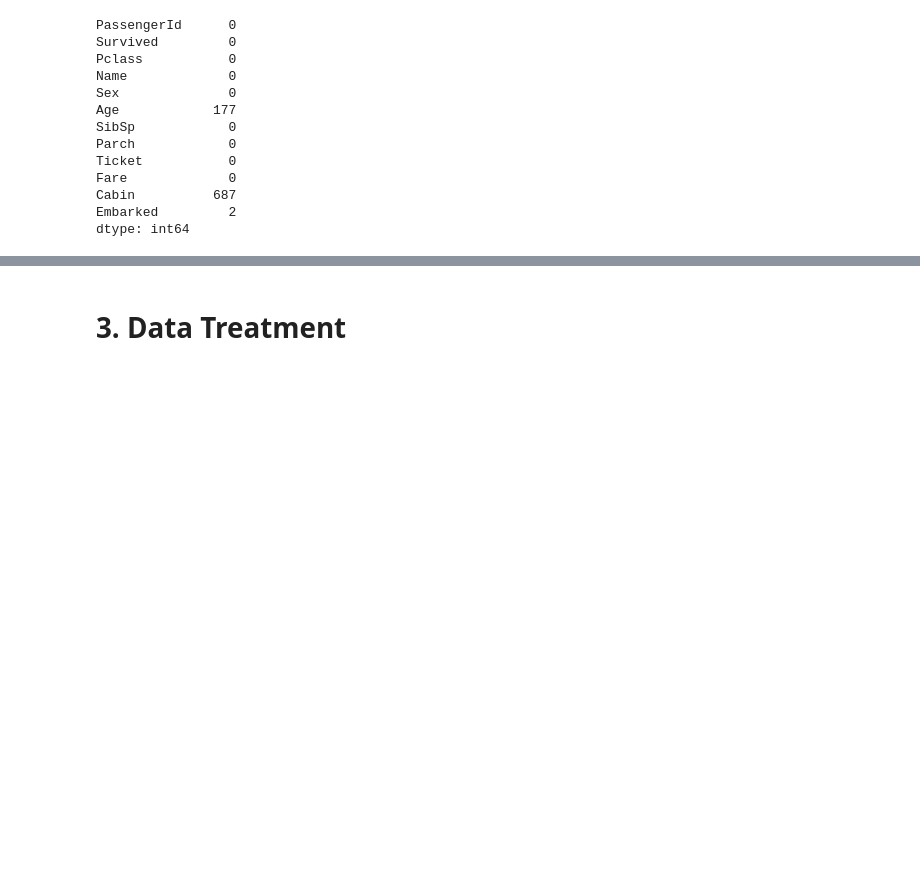
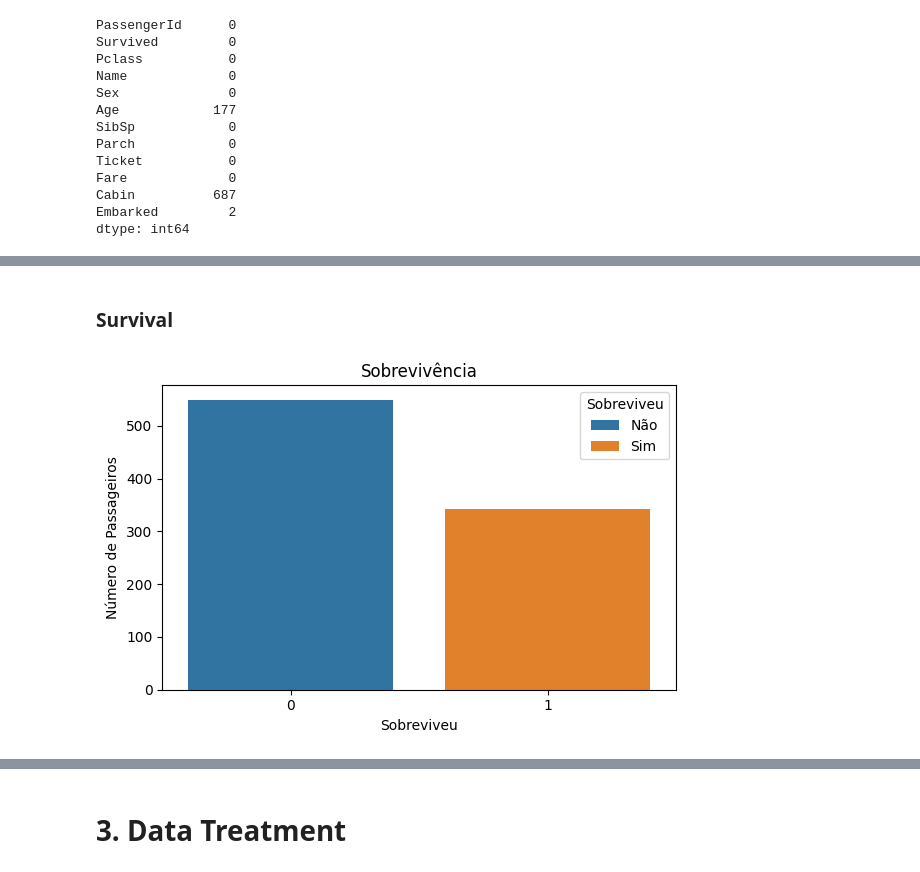
Before and after one commit to daniboy0002/data-science-portfolio, a Jupyter notebook: titanic/titanic.ipynb, the cells around one changed output, grey strips where cells are left out. Drawn from its saved outputs; the diff is of its cells as text; code cells hidden in the pictures; blank space fills up the shorter version.

```diff
--- a/titanic/titanic.ipynb
+++ b/titanic/titanic.ipynb
@@ -115,0 +132,16 @@ dtype: int64
+# %% [markdown]
+### Survival
+# %%
+plt.figure(figsize=(6,4))
+sns.countplot(data=train_df, x="Survived", hue="Survived")
+plt.title("Sobrevivência")
+plt.xlabel("Sobreviveu")
+plt.ylabel("Número de Passageiros")
+plt.legend(title="Sobreviveu", labels=["Não", "Sim"])
+plt.tight_layout()
+plt.show()
+
+# 0 = Não sobreviveu
+# 1 = Sobreviveu
+# %% [output]
+[figure, added]
```
Also changed, not shown: parts of 24 cells of this notebook.
